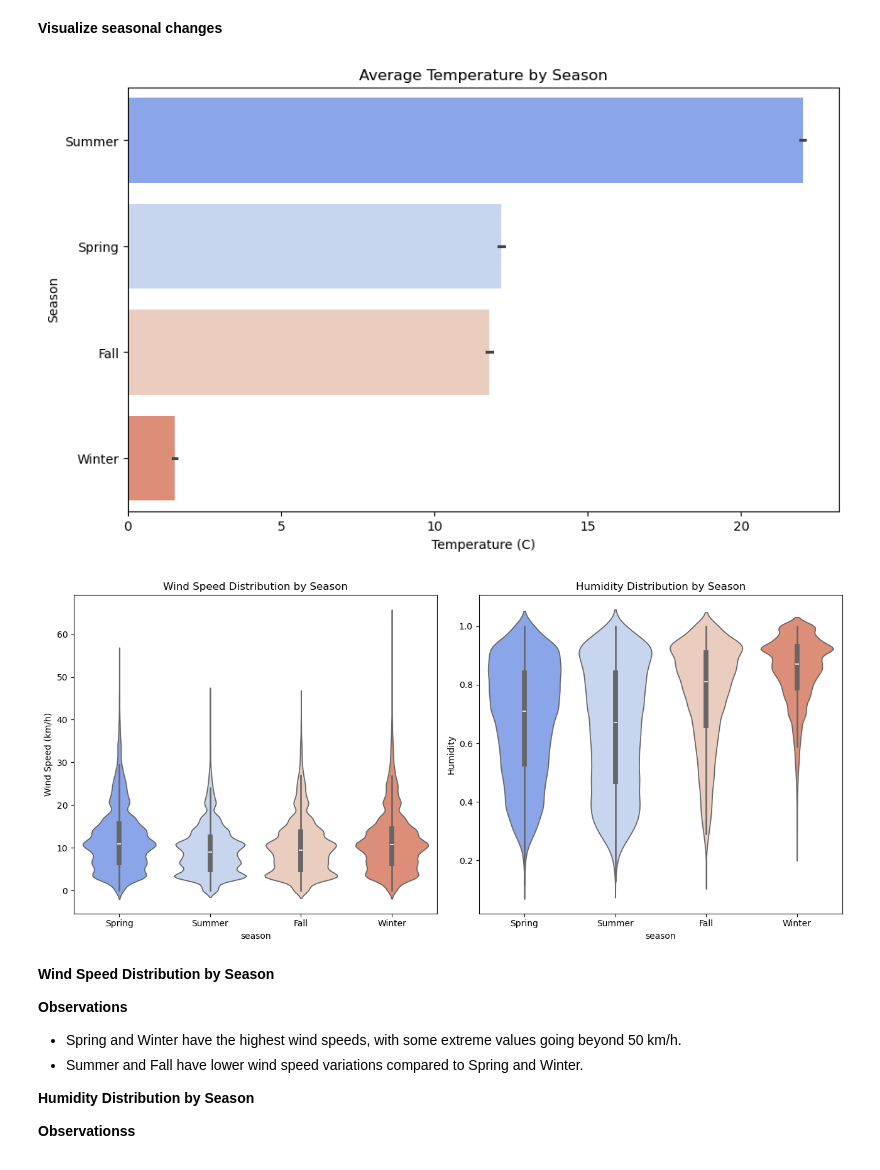
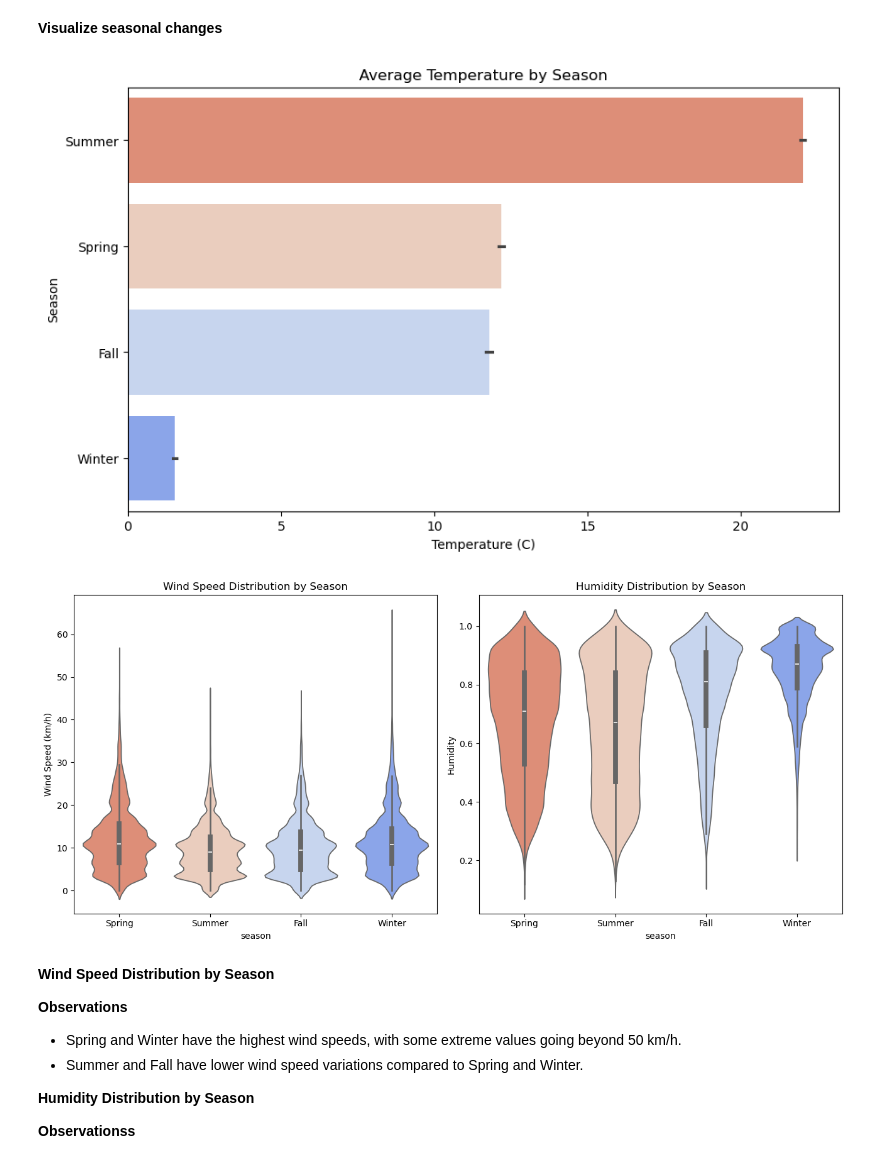
Before and after one commit to danisharain12/Exploratory-Data-Analysis-Projects, a Jupyter notebook: Weather Data Analysis/Weather_Data_Analysis.ipynb, the cells around one changed output. Cells and saved outputs as stored; diff of their text form; code cells hidden in the pictures.

```diff
--- a/Weather Data Analysis/Weather_Data_Analysis.ipynb
+++ b/Weather Data Analysis/Weather_Data_Analysis.ipynb
@@ -579,34 +579,34 @@ plt.show()
 # %%
 df['season'] = df['Month'] % 12 // 3 + 1
 season_mapping = {1: 'Winter', 2: 'Spring', 3: 'Summer', 4: 'Fall'}
 df['season'] = df['season'].map(season_mapping)
 
 season_order = df.groupby('season')['Temperature (C)'].mean().sort_values(ascending=False).index
 plt.figure(figsize=(10, 6))
 
 sns.barplot(data=df, y='season', x='Temperature (C)',
-            orient='h', order=season_order, palette='coolwarm')
+            orient='h', order=season_order, palette='coolwarm_r')
 plt.title('Average Temperature by Season')
 plt.ylabel('Season')
 plt.xlabel('Temperature (C)')
 plt.show()
 # %% [output]
-[figure, old version]
+[figure, new version]
 # %%
 fig, axes = plt.subplots(nrows=1, ncols=2, figsize=(13, 6))
 
 # Wind Speed
-sns.violinplot(data=df, x='season', y='Wind Speed (km/h)', palette='coolwarm', ax=axes[0])
+sns.violinplot(data=df, x='season', y='Wind Speed (km/h)', palette='coolwarm_r', ax=axes[0])
 axes[0].set_title('Wind Speed Distribution by Season')
 
 # Humidity
-sns.violinplot(data=df, x='season', y='Humidity', palette='coolwarm', ax=axes[1])
+sns.violinplot(data=df, x='season', y='Humidity', palette='coolwarm_r', ax=axes[1])
 axes[1].set_title('Humidity Distribution by Season')
 
 plt.tight_layout()
 plt.show()
 # %% [output]
-[figure, old version]
+[figure, new version]
 # %% [markdown]
 **Wind Speed Distribution by Season**
 
```
Also changed, not shown: parts of 4 cells of this notebook.
